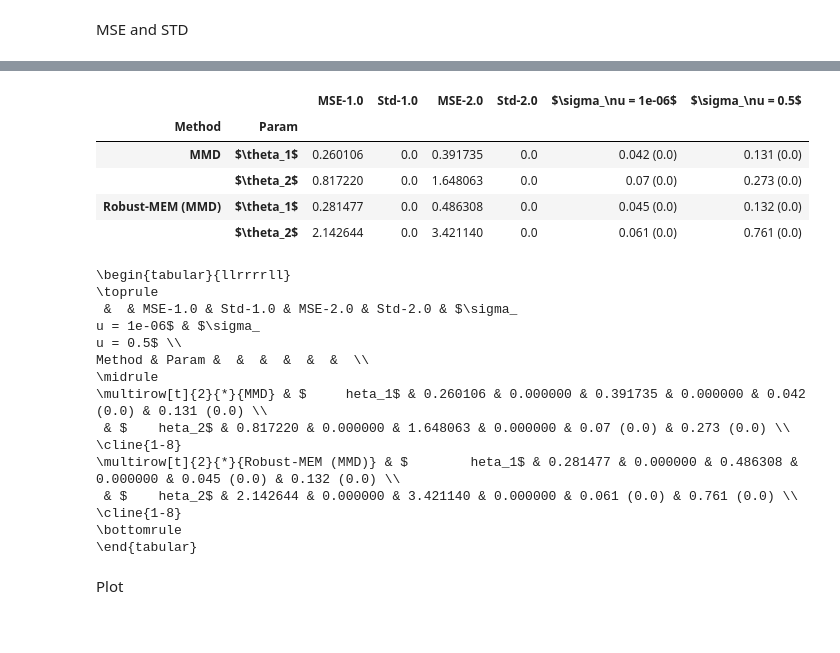
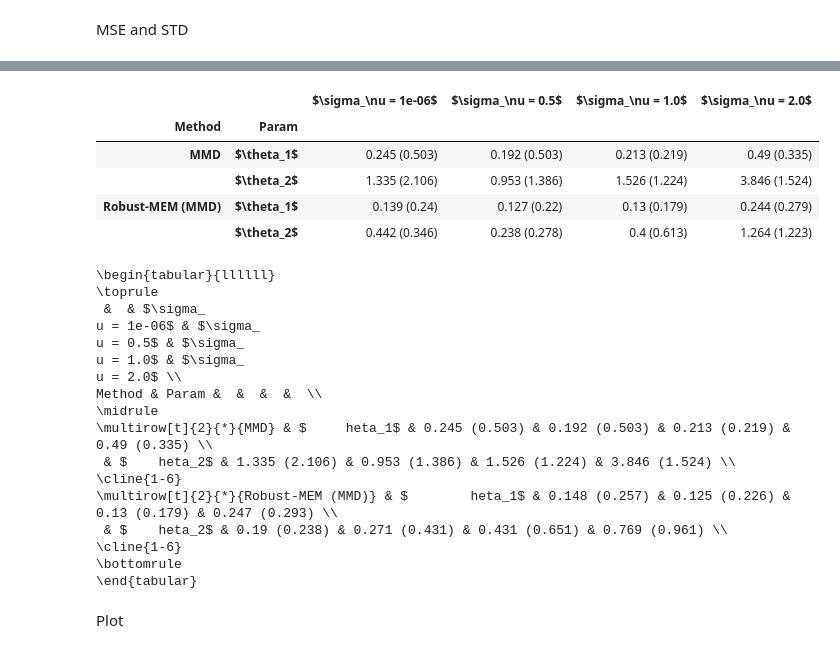
Before and after one commit to haritadell/me-models, a Jupyter notebook: gather_results_berk.ipynb, the cells around one changed output, grey strips where cells are left out. Saved outputs shown, nothing was run; the diff lists cells and outputs as text; code cells hidden in the pictures.

```diff
--- a/gather_results_berk.ipynb
+++ b/gather_results_berk.ipynb
@@ -5,17 +5,18 @@ from utils import sample_observed_data_berkson, sample_observed_data_classical
 from tqdm import tqdm
 # %%
 confidence_level = 0.90
-num_realizations = 1
+num_realizations = 100
 seed = 112
-#folder_path = '/dcs/pg23/u1604520/mem/results/poly_berkson_unifstart/'
 folder_path = '/dcs/pg23/u1604520/mem/results/exponential_berkson_unifstart/'
+#folder_path = '/dcs/pg23/u1604520/mem/results/exponential_berkson_unifstart/misp/'
+folder_path_mmd = '/dcs/pg23/u1604520/mem/results/exponential_berkson_unifstart/'
 # %%
 scales_nu = [0.000001, 0.5,  1.0, 2.0]
 num_scales = len(scales_nu)
 c = 1
 n = 200
 B = 500
-theta_star = np.array([1,2])
+theta_star = np.array([1,3])
 loc_x = 0
 scale_x = 1
 scale_eps = 0.5
@@ -51,8 +46,8 @@ for j, scale_nu in enumerate(scales_nu):
         #mean_simex_sample = simex_sample.mean(axis=0)
         # initial_guess = np.random.uniform(low=-1, high=4, size=(3,)) #[0, 4]  # Initial parameter guess
         # ls_estimator, _ = curve_fit(nonlinear_model, data[:,0], data[:,1], p0=initial_guess)
-        #mmd_est = np.loadtxt(folder_path+f'mmd_est_scale_nu{scale_nu}_c{100}_n{n}_B{B}_seed1{seed1}_seed2{seed2}.txt')
-        mmd_est = np.loadtxt(folder_path+f'sample_scale_nu{scale_nu}_c{0.00000000001}_n{n}_B{B}_seed1{seed1}_seed2{seed2}.txt').mean(axis=0)
+        mmd_est = np.loadtxt(folder_path_mmd+f'mmd_est_scale_nu{scale_nu}_c{c}_n{n}_B{B}_seed1{seed1}_seed2{seed2}.txt')
+        #mmd_est = np.loadtxt(folder_path+f'sample_scale_nu{scale_nu}_c{0.00000000001}_n{n}_B{B}_seed1{seed1}_seed2{seed2}.txt').mean(axis=0)
         mses[j, r, 0, :] = np.asarray((mean_boot_sample - theta_star)**2)
         mses[j, r, 1, :] = np.asarray((mmd_est - theta_star)**2)
 
@@ -196,42 +207,44 @@ pivot_df
 # %%
 new_df = pivot_df.copy(deep=True)
-nus = [1e-06, 0.5] #, 0.5, 1.0, 2.0]
+nus = [1e-06, 0.5, 1.0, 2.0]
 # Iterate over columns
 for i, nu in enumerate(nus):  # Assuming you have two pairs a_i and b_i
     # Extract corresponding pairs
     a_col = f'MSE-{nu}'
     b_col = f'Std-{nu}'
     # Concatenate values for the title
     new_df[f'$\sigma_\nu = {nu}$'] = pivot_df[a_col].round(3).astype(str) + ' ' + '(' + pivot_df[b_col].round(3).astype(str) + ')'
     new_df = new_df.drop(a_col, axis=1)
     new_df = new_df.drop(b_col, axis=1)
 
 
 new_df
 # %% [output]
-|  |  | MSE-1.0 | Std-1.0 | MSE-2.0 | Std-2.0 | $\sigma_\nu = 1e-06$ | $\sigma_\nu = 0.5$ |
-| Method | Param |  |  |  |  |  |  |
-| MMD | $\theta_1$ | 0.260106 | 0.0 | 0.391735 | 0.0 | 0.042 (0.0) | 0.131 (0.0) |
-|  | $\theta_2$ | 0.817220 | 0.0 | 1.648063 | 0.0 | 0.07 (0.0) | 0.273 (0.0) |
-| Robust-MEM (MMD) | $\theta_1$ | 0.281477 | 0.0 | 0.486308 | 0.0 | 0.045 (0.0) | 0.132 (0.0) |
-|  | $\theta_2$ | 2.142644 | 0.0 | 3.421140 | 0.0 | 0.061 (0.0) | 0.761 (0.0) |
+|  |  | $\sigma_\nu = 1e-06$ | $\sigma_\nu = 0.5$ | $\sigma_\nu = 1.0$ | $\sigma_\nu = 2.0$ |
+| Method | Param |  |  |  |  |
+| MMD | $\theta_1$ | 0.245 (0.503) | 0.192 (0.503) | 0.213 (0.219) | 0.49 (0.335) |
+|  | $\theta_2$ | 1.335 (2.106) | 0.953 (1.386) | 1.526 (1.224) | 3.846 (1.524) |
+| Robust-MEM (MMD) | $\theta_1$ | 0.139 (0.24) | 0.127 (0.22) | 0.13 (0.179) | 0.244 (0.279) |
+|  | $\theta_2$ | 0.442 (0.346) | 0.238 (0.278) | 0.4 (0.613) | 1.264 (1.223) |
 # %%
 latex_table =new_df.to_latex()
 print(latex_table)
 # %% [output]
-\begin{tabular}{llrrrrll}
+\begin{tabular}{llllll}
 \toprule
- &  & MSE-1.0 & Std-1.0 & MSE-2.0 & Std-2.0 & $\sigma_
+ &  & $\sigma_
 u = 1e-06$ & $\sigma_
-u = 0.5$ \\
-Method & Param &  &  &  &  &  &  \\
+u = 0.5$ & $\sigma_
+u = 1.0$ & $\sigma_
+u = 2.0$ \\
+Method & Param &  &  &  &  \\
 \midrule
-\multirow[t]{2}{*}{MMD} & $     heta_1$ & 0.260106 & 0.000000 & 0.391735 & 0.000000 & 0.042 (0.0) & 0.131 (0.0) \\
- & $    heta_2$ & 0.817220 & 0.000000 & 1.648063 & 0.000000 & 0.07 (0.0) & 0.273 (0.0) \\
-\cline{1-8}
-\multirow[t]{2}{*}{Robust-MEM (MMD)} & $        heta_1$ & 0.281477 & 0.000000 & 0.486308 & 0.000000 & 0.045 (0.0) & 0.132 (0.0) \\
- & $    heta_2$ & 2.142644 & 0.000000 & 3.421140 & 0.000000 & 0.061 (0.0) & 0.761 (0.0) \\
-\cline{1-8}
+\multirow[t]{2}{*}{MMD} & $     heta_1$ & 0.245 (0.503) & 0.192 (0.503) & 0.213 (0.219) & 0.49 (0.335) \\
+ & $    heta_2$ & 1.335 (2.106) & 0.953 (1.386) & 1.526 (1.224) & 3.846 (1.524) \\
+\cline{1-6}
+\multirow[t]{2}{*}{Robust-MEM (MMD)} & $        heta_1$ & 0.148 (0.257) & 0.125 (0.226) & 0.13 (0.179) & 0.247 (0.293) \\
+ & $    heta_2$ & 0.19 (0.238) & 0.271 (0.431) & 0.431 (0.651) & 0.769 (0.961) \\
+\cline{1-6}
 \bottomrule
 \end{tabular}
 # %% [markdown]
```
Also changed, not shown: parts of 11 cells of this notebook, 2 other files.
